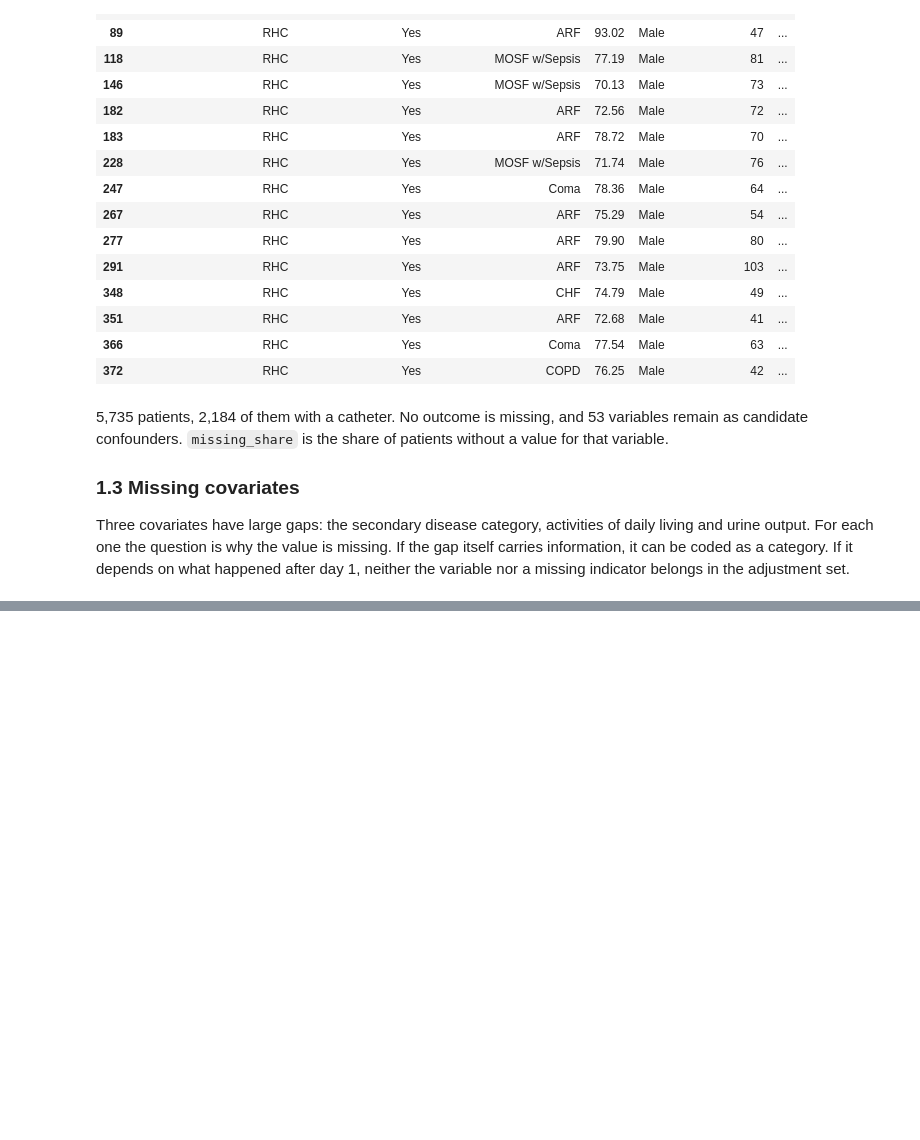
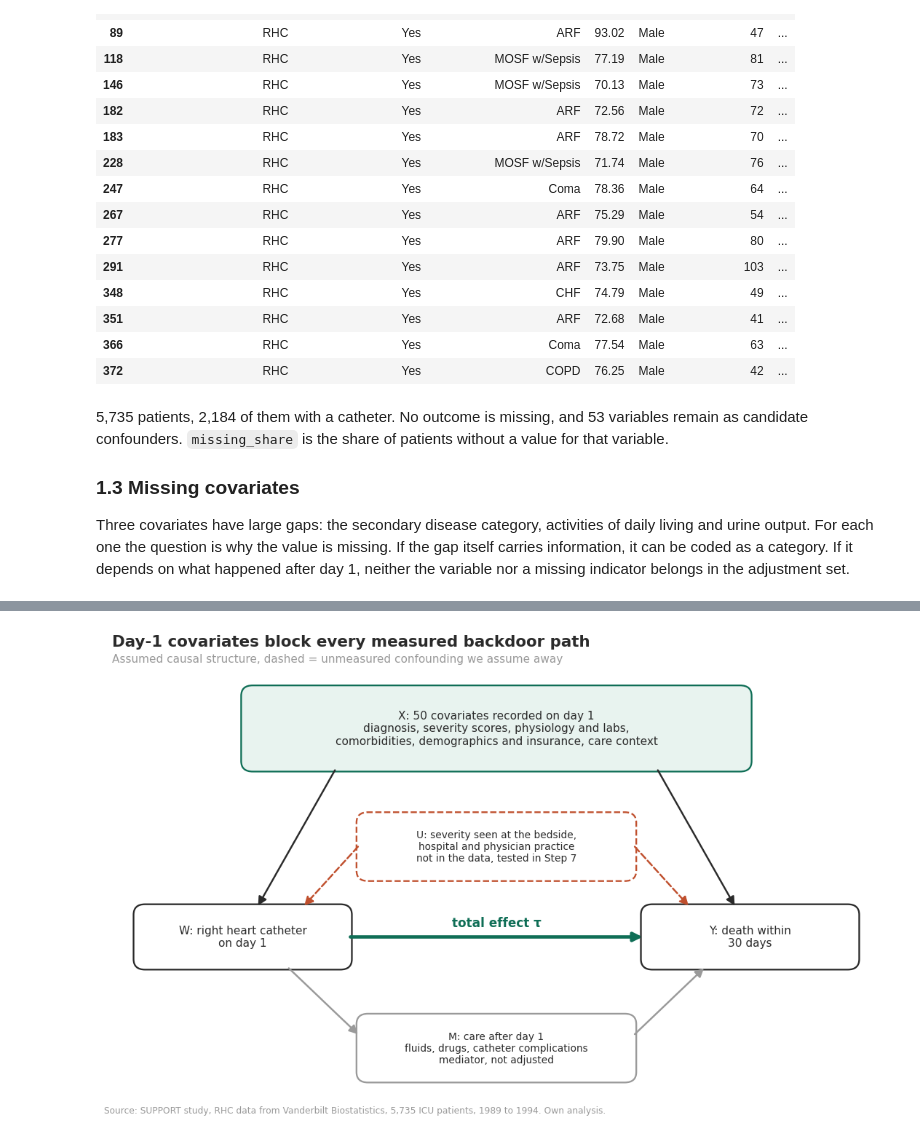
Before and after one commit to JananthanU/causal-inference-heart-catheter-mortality, a Jupyter notebook: notebooks/rhc_causal_ml_pipeline.ipynb, the cells around one changed output, grey strips where cells are left out. Drawn from its saved outputs; the diff is of its cells as text; code cells hidden in the pictures; blank space fills up the shorter version.

```diff
--- a/notebooks/rhc_causal_ml_pipeline.ipynb
+++ b/notebooks/rhc_causal_ml_pipeline.ipynb
@@ -321,0 +652,38 @@ Covariates: 51, missing values left: 0
+# %%
+def draw_box(ax, x, y, w, h, text, face="white", edge=DARK, ls="-", fontsize=10):
+    ax.add_patch(FancyBboxPatch((x - w / 2, y - h / 2), w, h, boxstyle="round,pad=0.02,rounding_size=0.15",
+                                facecolor=face, edgecolor=edge, linewidth=1.5, linestyle=ls))
+    ax.text(x, y, text, ha="center", va="center", fontsize=fontsize, color=DARK)
+
+
+def draw_arrow(ax, start, end, color=DARK, ls="-", lw=1.6):
+    ax.add_patch(FancyArrowPatch(start, end, arrowstyle="-|>", mutation_scale=16, color=color,
+                                 linewidth=lw, linestyle=ls, shrinkA=0, shrinkB=0))
+
+
+# Boxes and arrows are placed by hand on a 10 x 6 canvas, the axes themselves are hidden
+fig, ax = plt.subplots(figsize=(10, 6))
+fig.subplots_adjust(left=0.02, right=0.98, bottom=0.02)
+ax.set_xlim(0, 10); ax.set_ylim(0.25, 6.2); ax.axis("off")
+draw_box(ax, 5.0, 5.4, 6.6, 1.2, "X: 50 covariates recorded on day 1\ndiagnosis, severity scores, physiology and labs,\n"
+         "comorbidities, demographics and insurance, care context", face="#E8F3EF", edge=ACCENT)
+draw_box(ax, 1.7, 2.4, 2.8, 0.9, "W: right heart catheter\non day 1")
+draw_box(ax, 8.3, 2.4, 2.8, 0.9, "Y: death within\n30 days")
+draw_box(ax, 5.0, 3.7, 3.6, 0.95, "U: severity seen at the bedside,\nhospital and physician practice\nnot in the data, tested in Step 7",
+         edge=ACCENT_2, ls="--", fontsize=9)
+draw_box(ax, 5.0, 0.8, 3.6, 0.95, "M: care after day 1\nfluids, drugs, catheter complications\nmediator, not adjusted",
+         edge=GREY, fontsize=9)
+
+draw_arrow(ax, (2.9, 4.8), (1.9, 2.85))                               # X -> W
+draw_arrow(ax, (7.1, 4.8), (8.1, 2.85))                               # X -> Y
+draw_arrow(ax, (3.1, 2.4), (6.9, 2.4), color=ACCENT, lw=3)            # W -> Y: the effect we want
+ax.text(5.0, 2.55, "total effect τ", color=ACCENT, ha="center", fontweight="bold")
+draw_arrow(ax, (2.3, 1.95), (3.2, 1.0), color=GREY)                   # W -> M
+draw_arrow(ax, (6.8, 1.0), (7.7, 1.95), color=GREY)                   # M -> Y
+draw_arrow(ax, (3.2, 3.7), (2.5, 2.85), color=ACCENT_2, ls="--")      # U -> W
+draw_arrow(ax, (6.8, 3.7), (7.5, 2.85), color=ACCENT_2, ls="--")      # U -> Y
+titles(ax, "Day-1 covariates block every measured backdoor path",
+       "Assumed causal structure, dashed = unmeasured confounding we assume away")
+save(fig, "fig02_dag")
+# %% [output]
+[figure, added]
```
Also changed, not shown: parts of 77 cells of this notebook, 26 other files.
